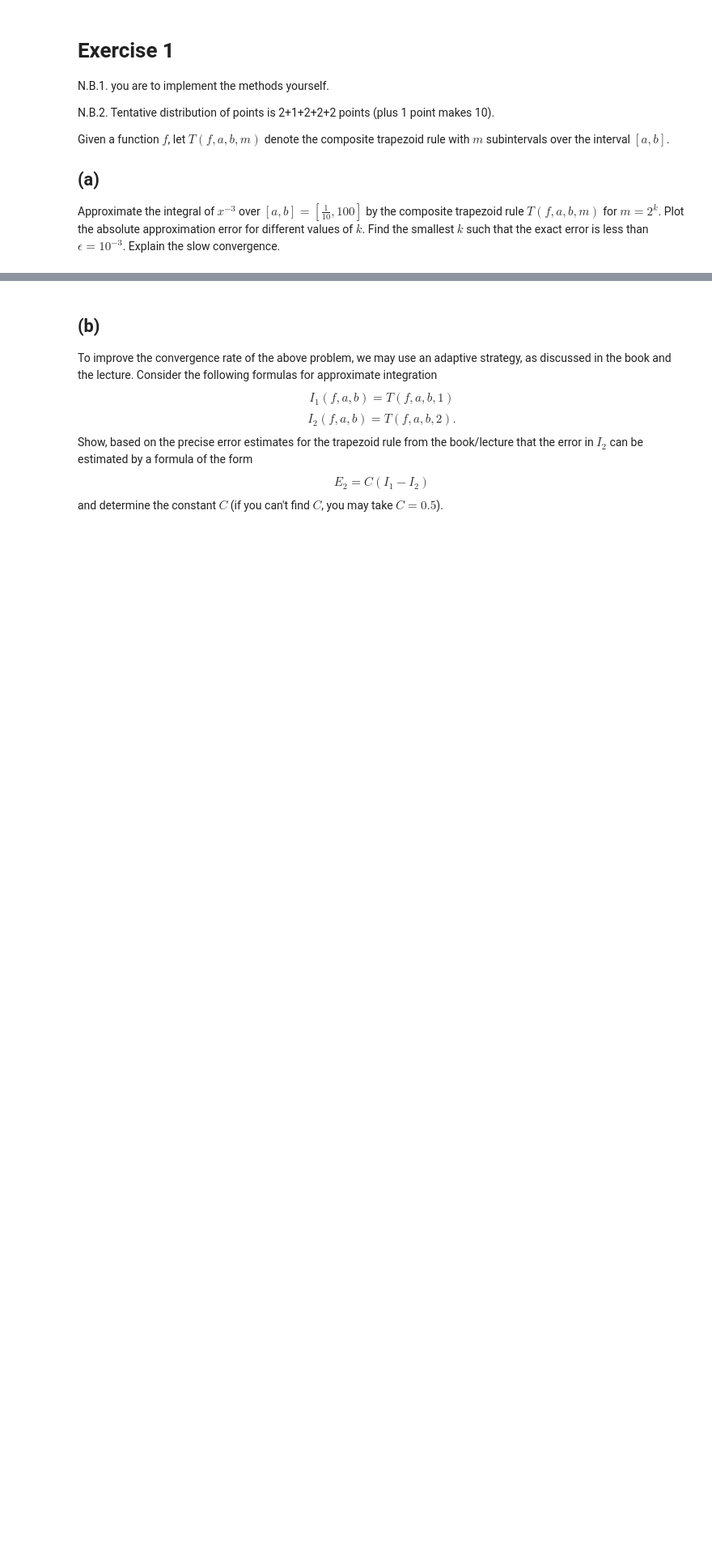
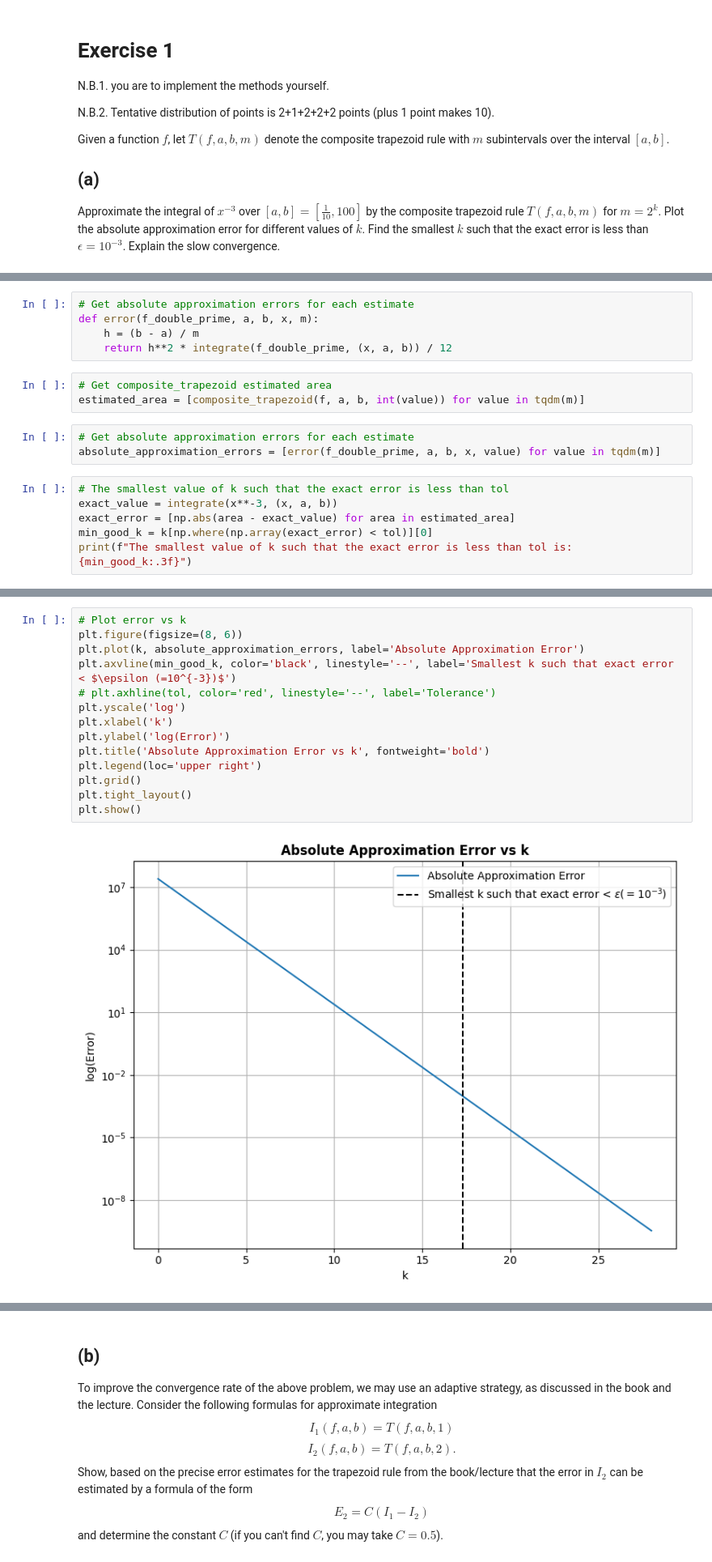
Before and after one commit to kshnva/numerical-algorithms, a Jupyter notebook: a4/hw4.ipynb, the cells around one changed output, grey strips where cells are left out. Shown at 81% size. Saved outputs shown, nothing was run; the diff lists cells and outputs as text; blank space fills up the shorter version.

```diff
--- a/a4/hw4.ipynb
+++ b/a4/hw4.ipynb
@@ -31,0 +54,17 @@ Approximate the integral of $x^{-3}$ over $[a,b] = [ \frac{1}{10}, 100 ]$ by the
+# %%
+# Get absolute approximation errors for each estimate
+def error(f_double_prime, a, b, x, m):
+    h = (b - a) / m
+    return h**2 * integrate(f_double_prime, (x, a, b)) / 12
+# %%
+# Get composite_trapezoid estimated area
+estimated_area = [composite_trapezoid(f, a, b, int(value)) for value in tqdm(m)]
+# %%
+# Get absolute approximation errors for each estimate
+absolute_approximation_errors = [error(f_double_prime, a, b, x, value) for value in tqdm(m)]
+# %%
+# The smallest value of k such that the exact error is less than tol
+exact_value = integrate(x**-3, (x, a, b))
+exact_error = [np.abs(area - exact_value) for area in estimated_area]
+min_good_k = k[np.where(np.array(exact_error) < tol)][0]
+print(f"The smallest value of k such that the exact error is less than tol is: {min_good_k:.3f}")
@@ -31,0 +73,16 @@ Approximate the integral of $x^{-3}$ over $[a,b] = [ \frac{1}{10}, 100 ]$ by the
+# %%
+# Plot error vs k
+plt.figure(figsize=(8, 6))
+plt.plot(k, absolute_approximation_errors, label='Absolute Approximation Error')
+plt.axvline(min_good_k, color='black', linestyle='--', label='Smallest k such that exact error < $\epsilon (=10^{-3})$')
+# plt.axhline(tol, color='red', linestyle='--', label='Tolerance')
+plt.yscale('log')
+plt.xlabel('k')
+plt.ylabel('log(Error)')
+plt.title('Absolute Approximation Error vs k', fontweight='bold')
+plt.legend(loc='upper right')
+plt.grid()
+plt.tight_layout()
+plt.show()
+# %% [output]
+[figure, added]
```
Also changed, not shown: parts of 9 cells of this notebook.
